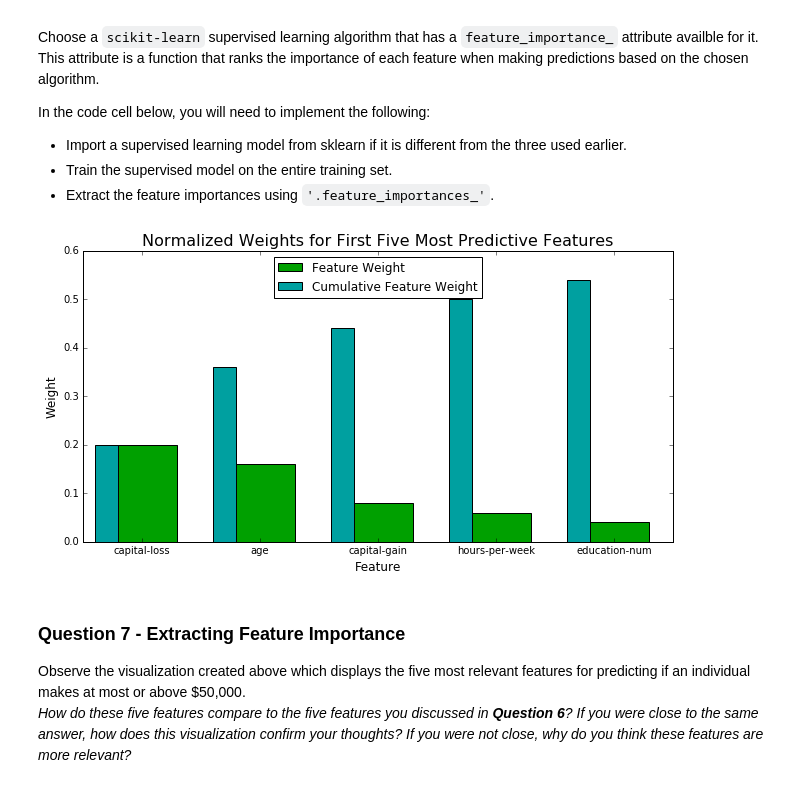
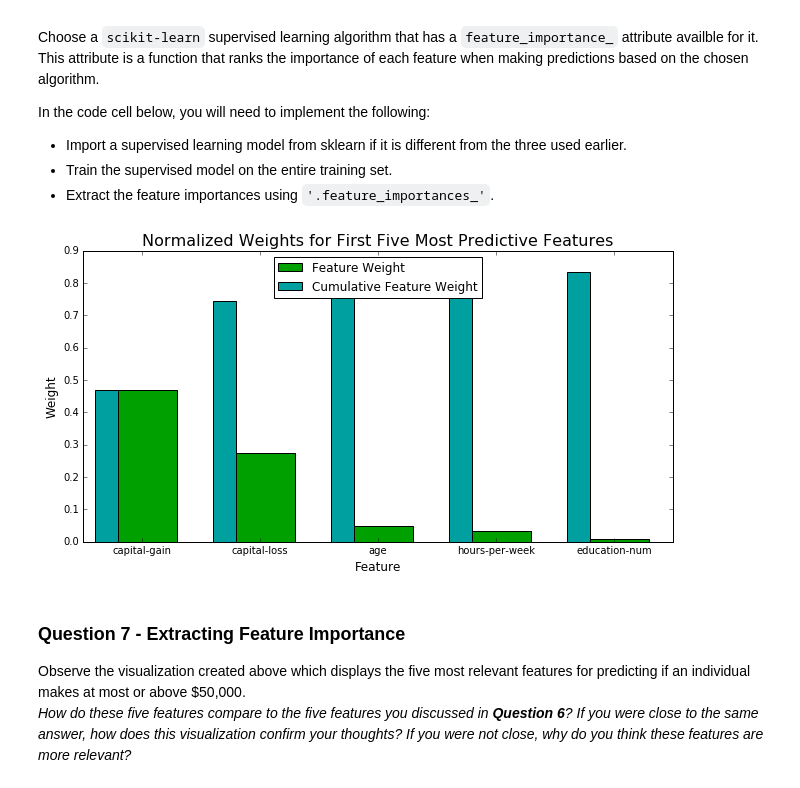
Before and after one commit to tcnguyen/MLND, a Jupyter notebook: finding_donors/finding_donors.ipynb, the cells around one changed output. Cells and saved outputs as stored; diff of their text form; code cells hidden in the pictures.

```diff
--- a/finding_donors/finding_donors.ipynb
+++ b/finding_donors/finding_donors.ipynb
@@ -446,7 +446,7 @@ from sklearn.model_selection import GridSearchCV
 from sklearn.metrics import make_scorer
 
 # TODO: Initialize the classifier
-clf = AdaBoostClassifier()
+clf = AdaBoostClassifier(random_state = 42)
 
 # TODO: Create the parameters list you wish to tune
 parameters = [
@@ -457,7 +457,7 @@ parameters = [
 scorer = make_scorer(fbeta_score, beta=0.5)
 
 # TODO: Perform grid search on the classifier using 'scorer' as the scoring method
-grid_obj = GridSearchCV(clf, parameters)
+grid_obj = GridSearchCV(clf, parameters, scoring = scorer)
 
 # TODO: Fit the grid search object to the training data and find the optimal parameters
 grid_fit = grid_obj.fit(X_train, y_train)
@@ -536,18 +536,18 @@ In the code cell below, you will need to implement the following:
  - Extract the feature importances using `'.feature_importances_'`.
 # %%
 # TODO: Import a supervised learning model that has 'feature_importances_'
-model = AdaBoostClassifier()
+#model = AdaBoostClassifier()
 
 # TODO: Train the supervised model on the training set
-model.fit(X_train, y_train)
+#model.fit(X_train, y_train)
 
 # TODO: Extract the feature importances
-importances = model.feature_importances_
+importances = best_clf.feature_importances_
 
 # Plot
 vs.feature_plot(importances, X_train, y_train)
 # %% [output]
-[figure, old version]
+[figure, new version]
 # %% [markdown]
 ### Question 7 - Extracting Feature Importance
 
```
Also changed, not shown: parts of 4 cells of this notebook, 1 other file.
